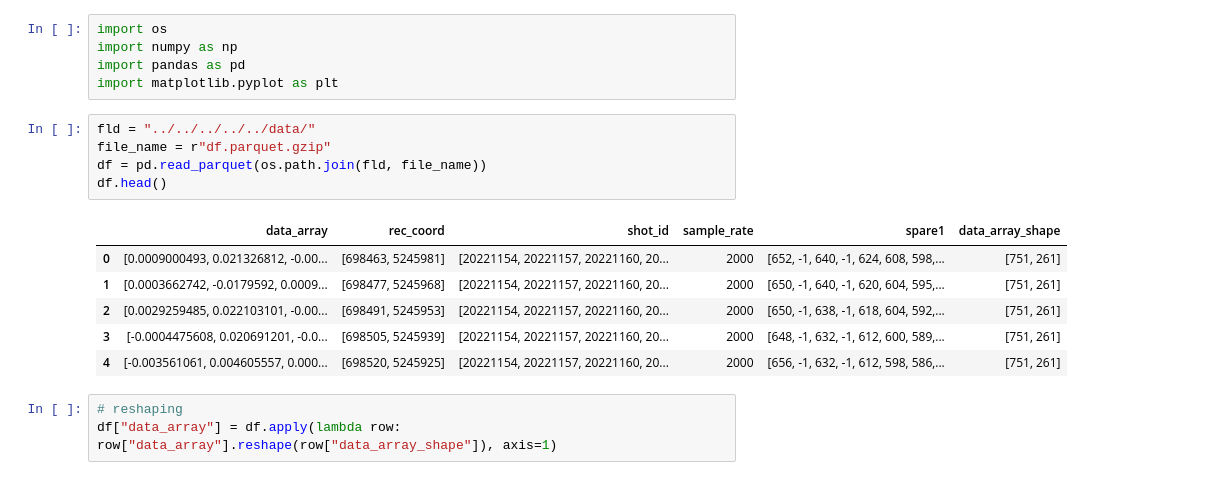
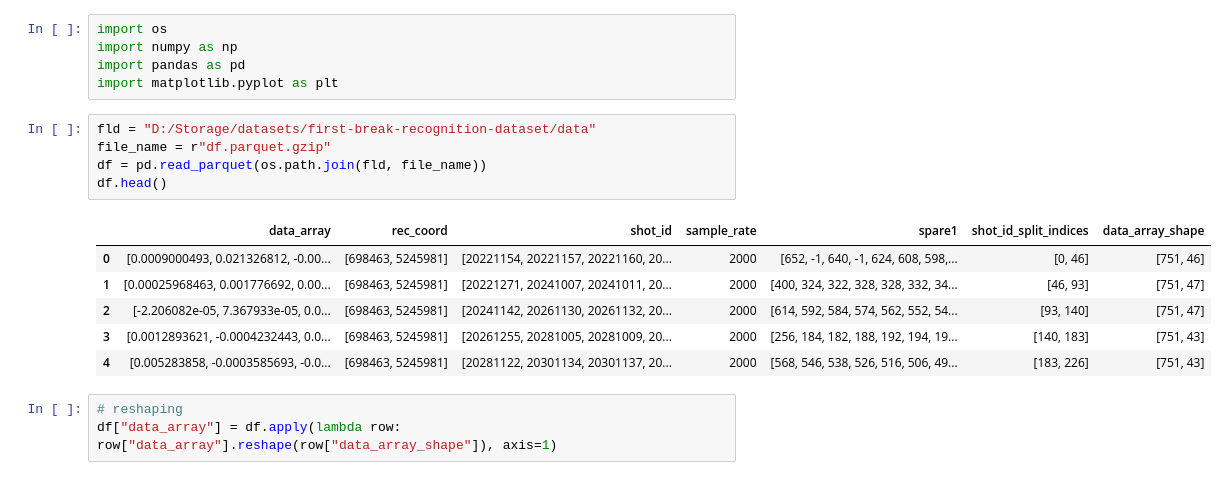
Before and after one commit to khristoforovs/first-break-picking-test-task, a Jupyter notebook: src/first_break_picking/algorithms/sta_lta/notebooks/sta_lta.ipynb, the cells around one changed output. Cells and saved outputs as stored; diff of their text form.

```diff
--- a/src/first_break_picking/algorithms/sta_lta/notebooks/sta_lta.ipynb
+++ b/src/first_break_picking/algorithms/sta_lta/notebooks/sta_lta.ipynb
@@ -4,17 +4,17 @@ import numpy as np
 import pandas as pd
 import matplotlib.pyplot as plt
 # %%
-fld = "../../../../../data/"
+fld = "D:/Storage/datasets/first-break-recognition-dataset/data"
 file_name = r"df.parquet.gzip"
 df = pd.read_parquet(os.path.join(fld, file_name))
 df.head()
 # %% [output]
-|  | data_array | rec_coord | shot_id | sample_rate | spare1 | data_array_shape |
-| 0 | [0.0009000493, 0.021326812, -0.00... | [698463, 5245981] | [20221154, 20221157, 20221160, 20... | 2000 | [652, -1, 640, -1, 624, 608, 598,... | [751, 261] |
-| 1 | [0.0003662742, -0.0179592, 0.0009... | [698477, 5245968] | [20221154, 20221157, 20221160, 20... | 2000 | [650, -1, 640, -1, 620, 604, 595,... | [751, 261] |
-| 2 | [0.0029259485, 0.022103101, -0.00... | [698491, 5245953] | [20221154, 20221157, 20221160, 20... | 2000 | [650, -1, 638, -1, 618, 604, 592,... | [751, 261] |
-| 3 | [-0.0004475608, 0.020691201, -0.0... | [698505, 5245939] | [20221154, 20221157, 20221160, 20... | 2000 | [648, -1, 632, -1, 612, 600, 589,... | [751, 261] |
-| 4 | [-0.003561061, 0.004605557, 0.000... | [698520, 5245925] | [20221154, 20221157, 20221160, 20... | 2000 | [656, -1, 632, -1, 612, 598, 586,... | [751, 261] |
+|  | data_array | rec_coord | shot_id | sample_rate | spare1 | shot_id_split_indices | data_array_shape |
+| 0 | [0.0009000493, 0.021326812, -0.00... | [698463, 5245981] | [20221154, 20221157, 20221160, 20... | 2000 | [652, -1, 640, -1, 624, 608, 598,... | [0, 46] | [751, 46] |
+| 1 | [0.00025968463, 0.001776692, 0.00... | [698463, 5245981] | [20221271, 20241007, 20241011, 20... | 2000 | [400, 324, 322, 328, 328, 332, 34... | [46, 93] | [751, 47] |
+| 2 | [-2.206082e-05, 7.367933e-05, 0.0... | [698463, 5245981] | [20241142, 20261130, 20261132, 20... | 2000 | [614, 592, 584, 574, 562, 552, 54... | [93, 140] | [751, 47] |
+| 3 | [0.0012893621, -0.0004232443, 0.0... | [698463, 5245981] | [20261255, 20281005, 20281009, 20... | 2000 | [256, 184, 182, 188, 192, 194, 19... | [140, 183] | [751, 43] |
+| 4 | [0.005283858, -0.0003585693, -0.0... | [698463, 5245981] | [20281122, 20301134, 20301137, 20... | 2000 | [568, 546, 538, 526, 516, 506, 49... | [183, 226] | [751, 43] |
 # %%
 # reshaping
 df["data_array"] = df.apply(lambda row: row["data_array"].reshape(row["data_array_shape"]), axis=1)
```
Also changed, not shown: parts of 3 cells of this notebook.
